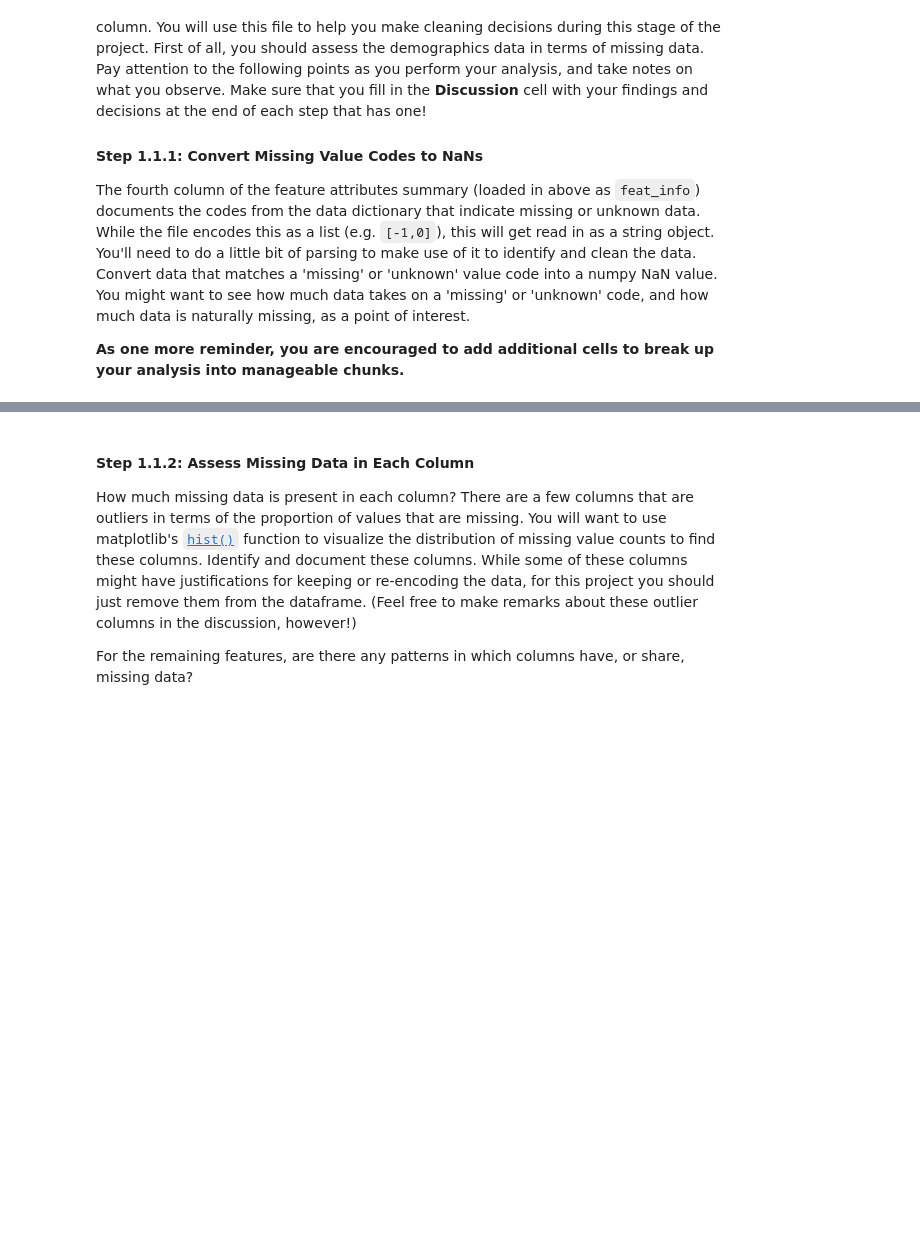
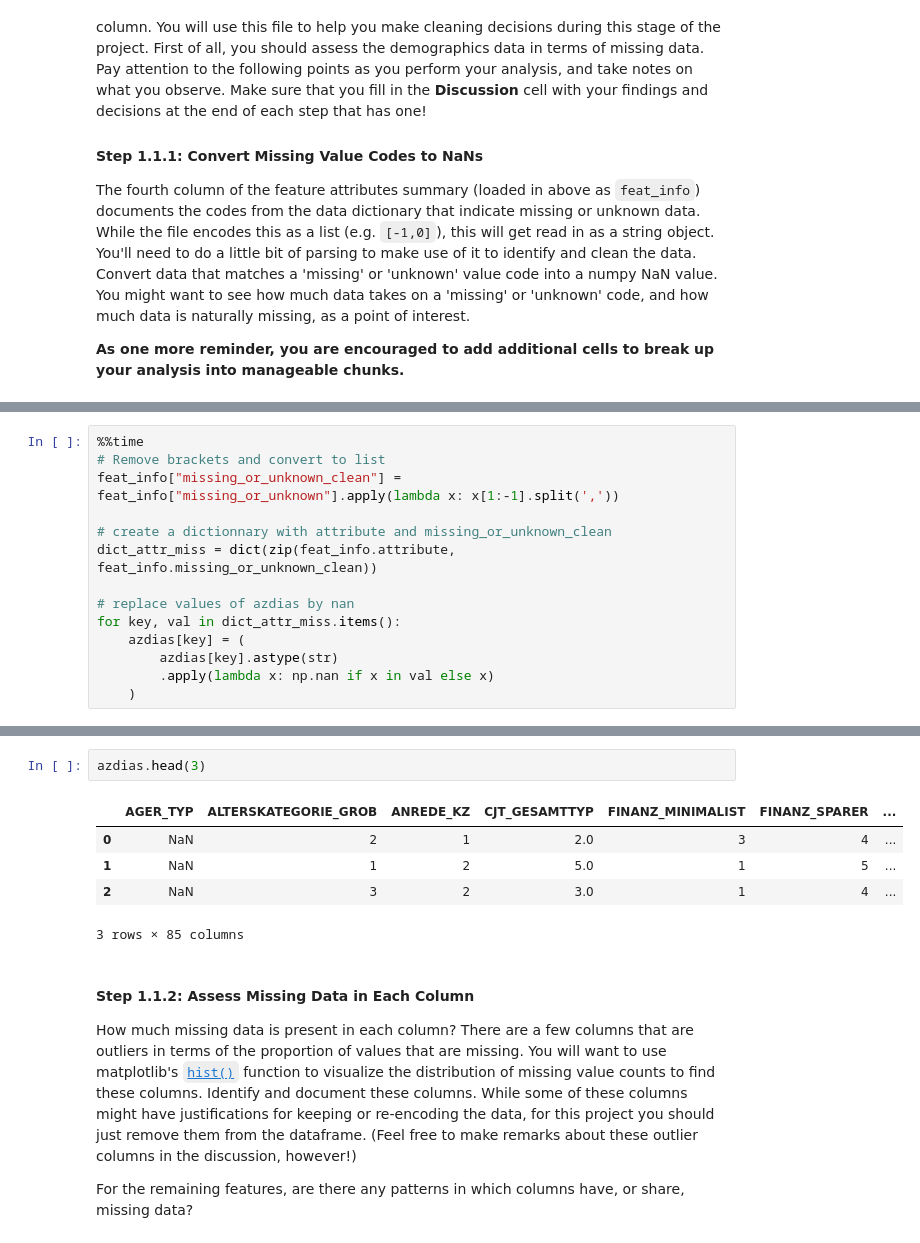
Before and after one commit to Mdhvince/Customer_Segmentation, a Jupyter notebook: Identify_Customer_Segments.ipynb, the cells around one changed output, grey strips where cells are left out. Cells and saved outputs as stored; diff of their text form; blank space fills up the shorter version.

```diff
--- a/Identify_Customer_Segments.ipynb
+++ b/Identify_Customer_Segments.ipynb
@@ -140,0 +95,14 @@ Wall time: 26min 26s
+# %%
+%%time
+# Remove brackets and convert to list
+feat_info["missing_or_unknown_clean"] = feat_info["missing_or_unknown"].apply(lambda x: x[1:-1].split(','))
+
+# create a dictionnary with attribute and missing_or_unknown_clean
+dict_attr_miss = dict(zip(feat_info.attribute, feat_info.missing_or_unknown_clean))
+
+# replace values of azdias by nan
+for key, val in dict_attr_miss.items():
+    azdias[key] = (
+        azdias[key].astype(str)
+        .apply(lambda x: np.nan if x in val else x)
+    )
@@ -141,3 +118,11 @@ Wall time: 26min 26s
+# %%
+azdias.head(3)
+# %% [output]
+|  | AGER_TYP | ALTERSKATEGORIE_GROB | ANREDE_KZ | CJT_GESAMTTYP | FINANZ_MINIMALIST | FINANZ_SPARER | ... |
+| 0 | NaN | 2 | 1 | 2.0 | 3 | 4 | ... |
+| 1 | NaN | 1 | 2 | 5.0 | 1 | 5 | ... |
+| 2 | NaN | 3 | 2 | 3.0 | 1 | 4 | ... |
+3 rows × 85 columns
 # %% [markdown]
 #### Step 1.1.2: Assess Missing Data in Each Column
 
```
Also changed, not shown: parts of 20 cells of this notebook.
